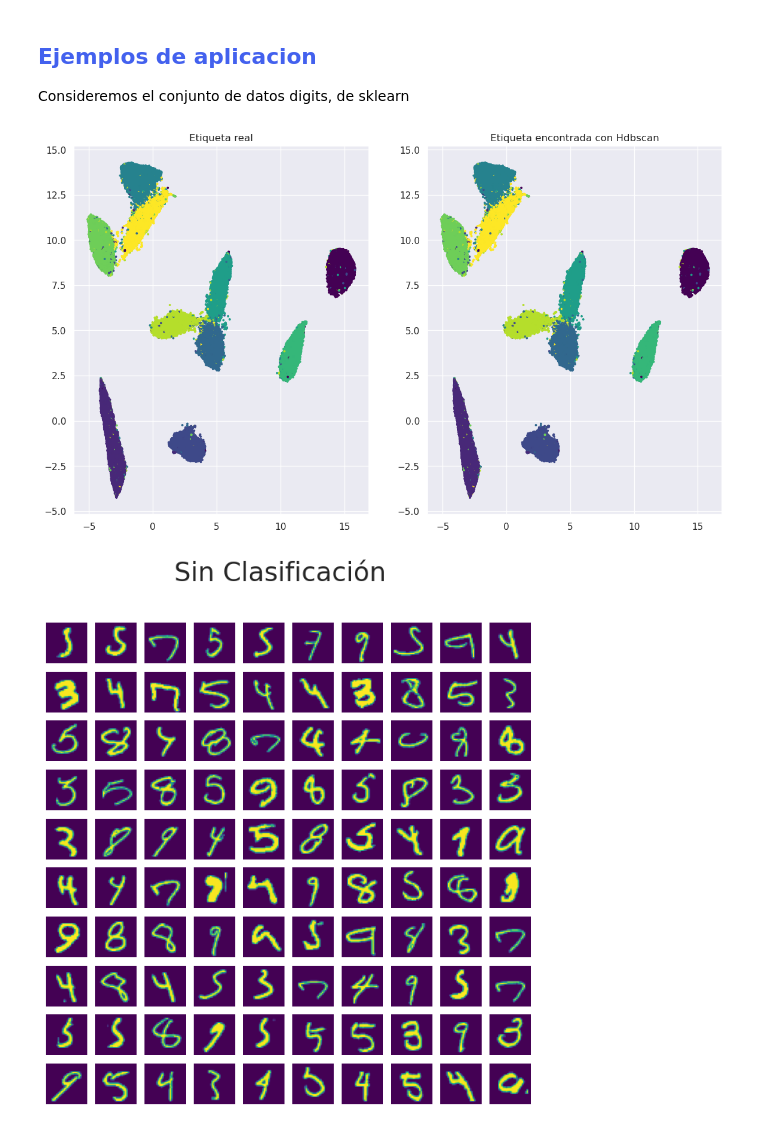
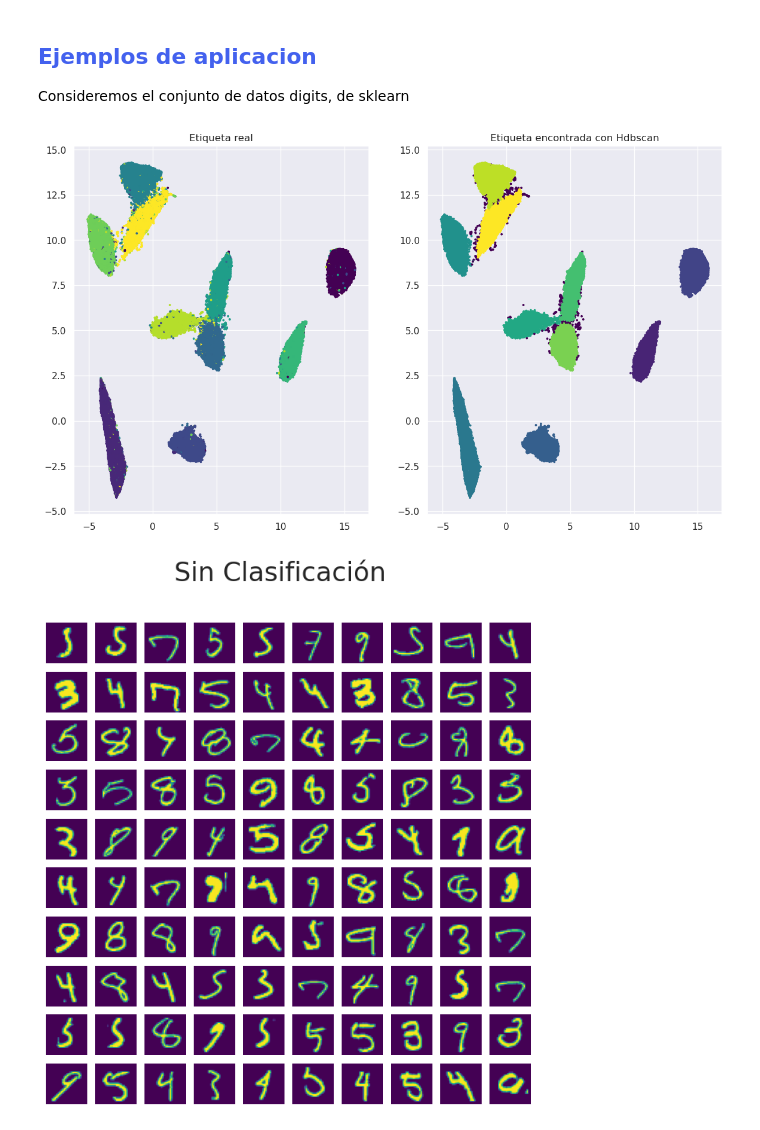
Before and after one commit to Datavaid/HDBSCAN, a Jupyter notebook: HDBSCAN.ipynb, the cells around one changed output. Drawn from its saved outputs; the diff is of its cells as text; code cells hidden in the pictures.

```diff
--- a/HDBSCAN.ipynb
+++ b/HDBSCAN.ipynb
@@ -359,12 +362,12 @@ labels = hdbscan.HDBSCAN(
 ).fit_predict(mapper)
 # %%
 fig, (ax1,ax2) = plt.subplots(1,2, figsize = (14,8))
-ax1.scatter(mapper[:,0],mapper[:,1], s = 3, c = mnist.target, cmap='viridis')
+ax1.scatter(mapper[:,0],mapper[:,1], s = 3, c = y, cmap='viridis')
 ax1.set_title("Etiqueta real")
-ax2.scatter(mapper[:,0],mapper[:,1], s = 3, c = y, cmap='viridis')
+ax2.scatter(mapper[:,0],mapper[:,1], s = 3, c = labels, cmap='viridis')
 ax2.set_title("Etiqueta encontrada con Hdbscan");
 # %% [output]
-[figure, old version]
+[figure, new version]
 # %%
 sin_clas = np.where(labels == -1)
 # %%
```
Also changed, not shown: parts of 1 cell of this notebook.
